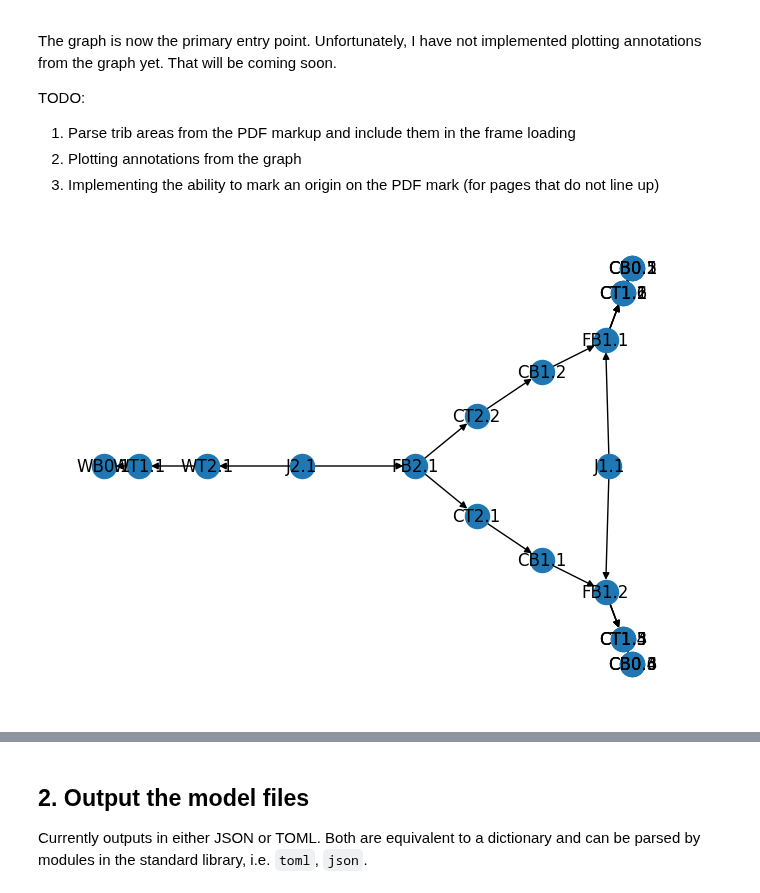
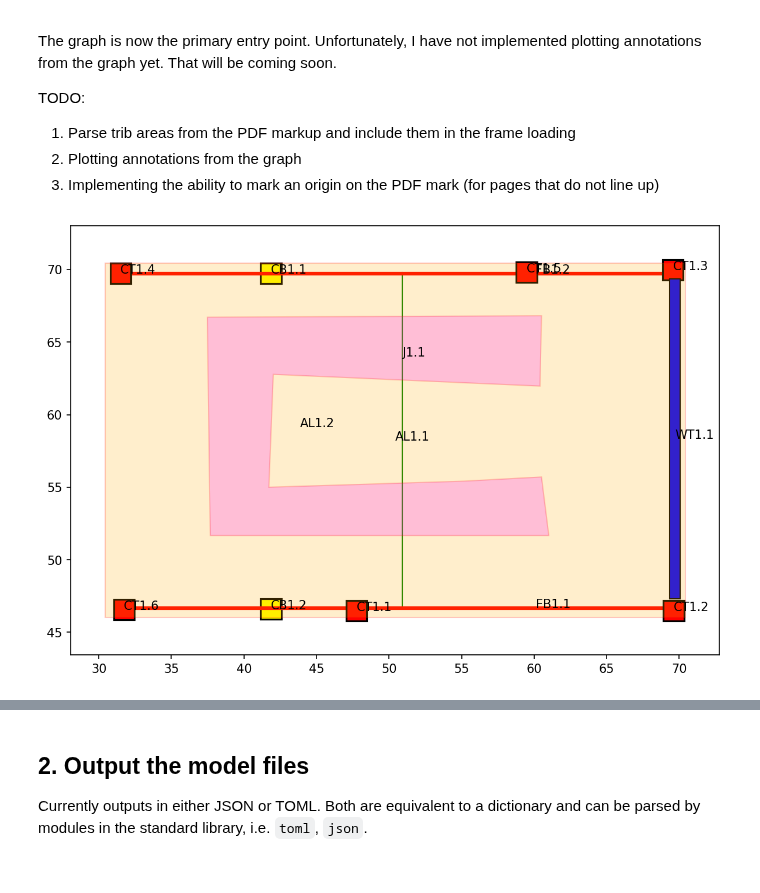
Before and after one commit to StructuralPython/papermodels, a Jupyter notebook: Examples/Example.ipynb, the cells around one changed output, grey strips where cells are left out. Saved outputs shown, nothing was run; the diff lists cells and outputs as text; code cells hidden in the pictures.

```diff
--- a/Examples/Example.ipynb
+++ b/Examples/Example.ipynb
@@ -19,5 +24,5 @@ graph.generate_subelements(JoistArrayModel.create_subelements, spacing=1.3333)
 les = graph.create_loaded_elements()
 # %%
-graph.plot()
+graph.plot_annotations(1)
 # %% [output]
-[figure, old version]
+[figure, new version]
```
Also changed, not shown: parts of 6 cells of this notebook, 57 other files.
